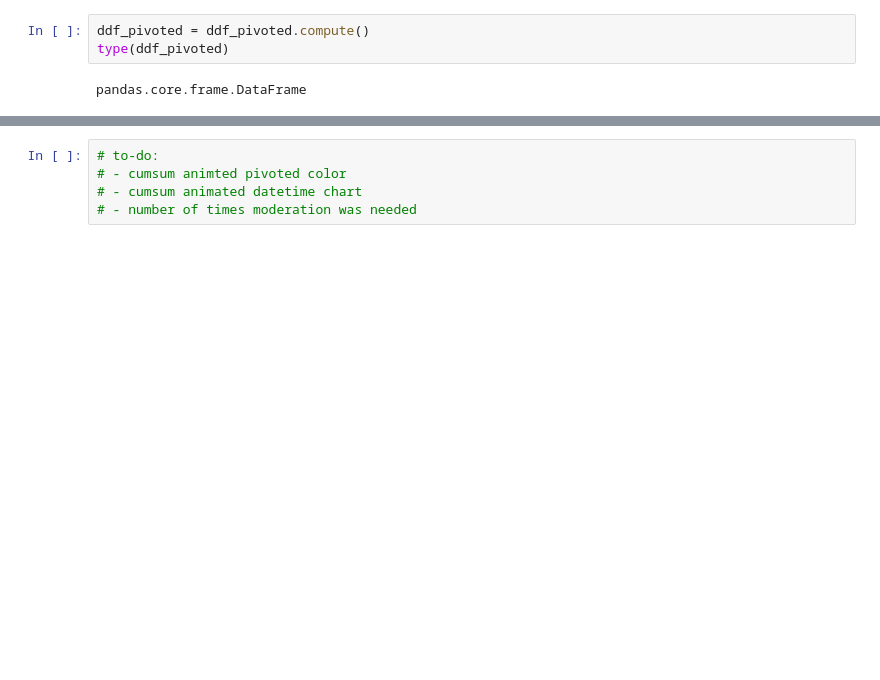
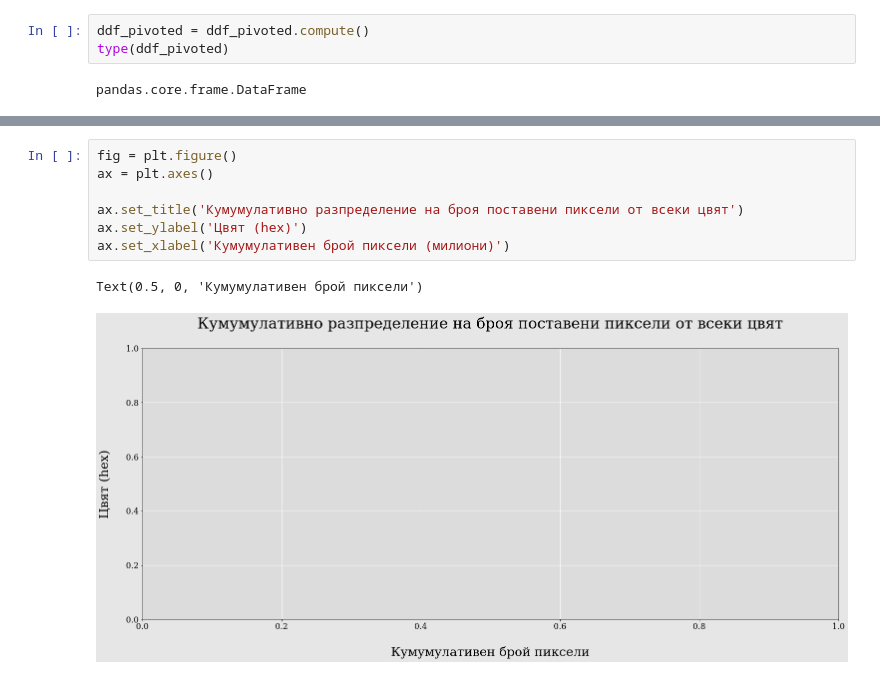
Before and after one commit to Denis-Iv/Analyzing-Social-Experiment, a Jupyter notebook: visualize_data.ipynb, the cells around one changed output, grey strips where cells are left out. Cells and saved outputs as stored; diff of their text form; blank space fills up the shorter version.

```diff
--- a/visualize_data.ipynb
+++ b/visualize_data.ipynb
@@ -371,5 +383,10 @@ datetime
-# %%
-# to-do:
-# - cumsum animted pivoted color
-# - cumsum animated datetime chart
-# - number of times moderation was needed
+# %%
+fig = plt.figure()
+ax = plt.axes()
+
+ax.set_title('Кумумулативно разпределение на броя поставени пиксели от всеки цвят')
+ax.set_ylabel('Цвят (hex)')
+ax.set_xlabel('Кумумулативен брой пиксели (милиони)')
+# %% [output]
+Text(0.5, 0, 'Кумумулативен брой пиксели')
+[figure, added]
```
Also changed, not shown: parts of 10 cells of this notebook.
